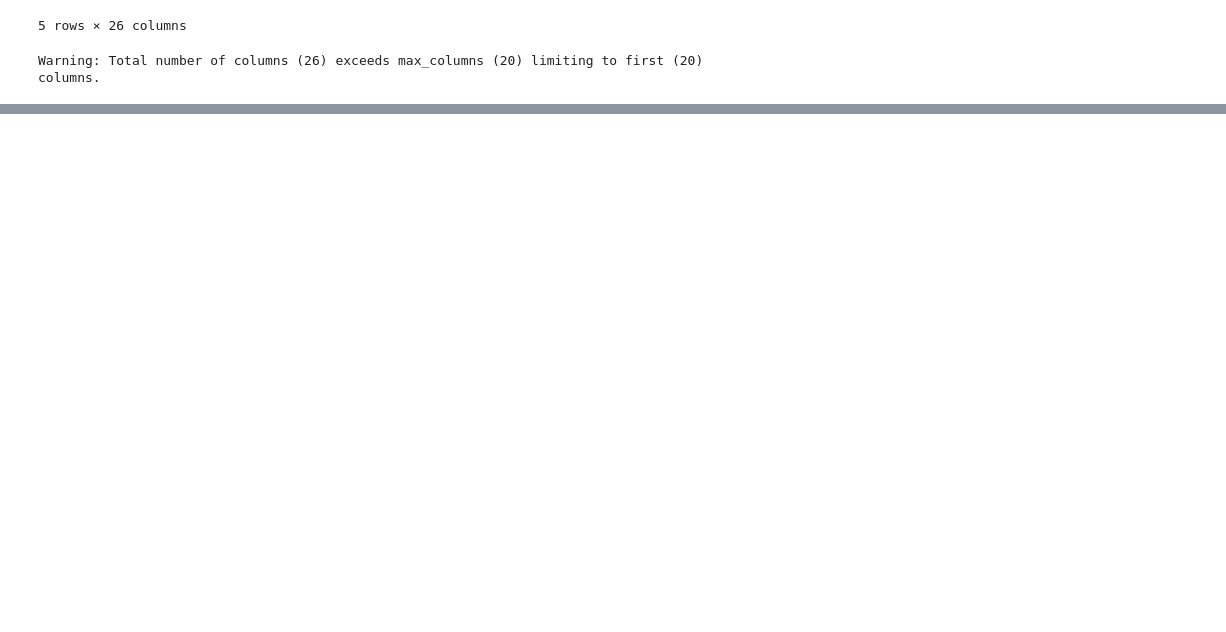
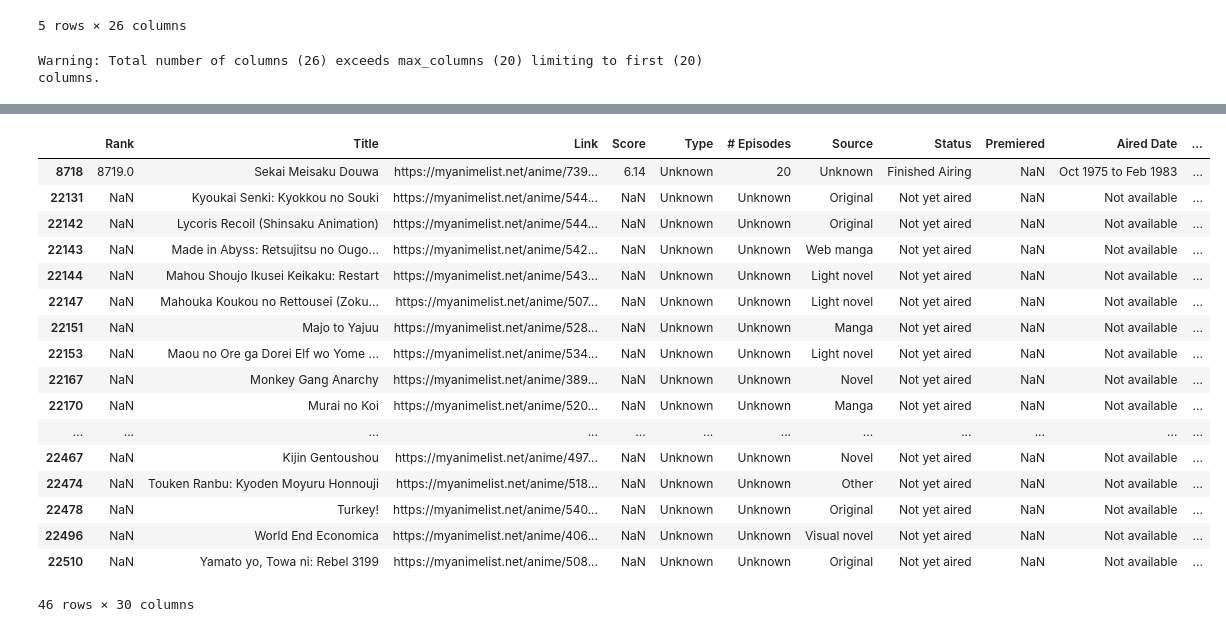
Before and after one commit to jeraldkim/DataScienceProjects, a Jupyter notebook: Scraping_Anime_from_myanimelist.ipynb, the cells around one changed output, grey strips where cells are left out. Cells and saved outputs as stored; diff of their text form; code cells hidden in the pictures; blank space fills up the shorter version.

```diff
--- a/Scraping_Anime_from_myanimelist.ipynb
+++ b/Scraping_Anime_from_myanimelist.ipynb
@@ -375,2 +386,2 @@ anime_stats_df_combined = pd.concat(anime_stats_df_list, axis=0, ignore_index=Tr
 # %%
-anime_df.join(anime_stats_df_combined)
+final_anime_df =anime_df.join(anime_stats_df_combined)
@@ -376,0 +407,21 @@ anime_df.join(anime_stats_df_combined)
+# %%
+final_anime_df[final_anime_df["Type"] == "Unknown"]
+# %% [output]
+|  | Rank | Title | Link | Score | Type | # Episodes | Source | Status | Premiered | Aired Date | ... |
+| 8718 | 8719.0 | Sekai Meisaku Douwa | https://myanimelist.net/anime/739... | 6.14 | Unknown | 20 | Unknown | Finished Airing | NaN | Oct 1975 to Feb 1983 | ... |
+| 22131 | NaN | Kyoukai Senki: Kyokkou no Souki | https://myanimelist.net/anime/544... | NaN | Unknown | Unknown | Original | Not yet aired | NaN | Not available | ... |
+| 22142 | NaN | Lycoris Recoil (Shinsaku Animation) | https://myanimelist.net/anime/544... | NaN | Unknown | Unknown | Original | Not yet aired | NaN | Not available | ... |
+| 22143 | NaN | Made in Abyss: Retsujitsu no Ougo... | https://myanimelist.net/anime/542... | NaN | Unknown | Unknown | Web manga | Not yet aired | NaN | Not available | ... |
+| 22144 | NaN | Mahou Shoujo Ikusei Keikaku: Restart | https://myanimelist.net/anime/543... | NaN | Unknown | Unknown | Light novel | Not yet aired | NaN | Not available | ... |
+| 22147 | NaN | Mahouka Koukou no Rettousei (Zoku... | https://myanimelist.net/anime/507... | NaN | Unknown | Unknown | Light novel | Not yet aired | NaN | Not available | ... |
+| 22151 | NaN | Majo to Yajuu | https://myanimelist.net/anime/528... | NaN | Unknown | Unknown | Manga | Not yet aired | NaN | Not available | ... |
+| 22153 | NaN | Maou no Ore ga Dorei Elf wo Yome ... | https://myanimelist.net/anime/534... | NaN | Unknown | Unknown | Light novel | Not yet aired | NaN | Not available | ... |
+| 22167 | NaN | Monkey Gang Anarchy | https://myanimelist.net/anime/389... | NaN | Unknown | Unknown | Novel | Not yet aired | NaN | Not available | ... |
+| 22170 | NaN | Murai no Koi | https://myanimelist.net/anime/520... | NaN | Unknown | Unknown | Manga | Not yet aired | NaN | Not available | ... |
+| ... | ... | ... | ... | ... | ... | ... | ... | ... | ... | ... | ... |
+| 22467 | NaN | Kijin Gentoushou | https://myanimelist.net/anime/497... | NaN | Unknown | Unknown | Novel | Not yet aired | NaN | Not available | ... |
+| 22474 | NaN | Touken Ranbu: Kyoden Moyuru Honnouji | https://myanimelist.net/anime/518... | NaN | Unknown | Unknown | Other | Not yet aired | NaN | Not available | ... |
+| 22478 | NaN | Turkey! | https://myanimelist.net/anime/540... | NaN | Unknown | Unknown | Original | Not yet aired | NaN | Not available | ... |
+| 22496 | NaN | World End Economica | https://myanimelist.net/anime/406... | NaN | Unknown | Unknown | Visual novel | Not yet aired | NaN | Not available | ... |
+| 22510 | NaN | Yamato yo, Towa ni: Rebel 3199 | https://myanimelist.net/anime/508... | NaN | Unknown | Unknown | Original | Not yet aired | NaN | Not available | ... |
+46 rows × 30 columns
```
Also changed, not shown: parts of 15 cells of this notebook.
